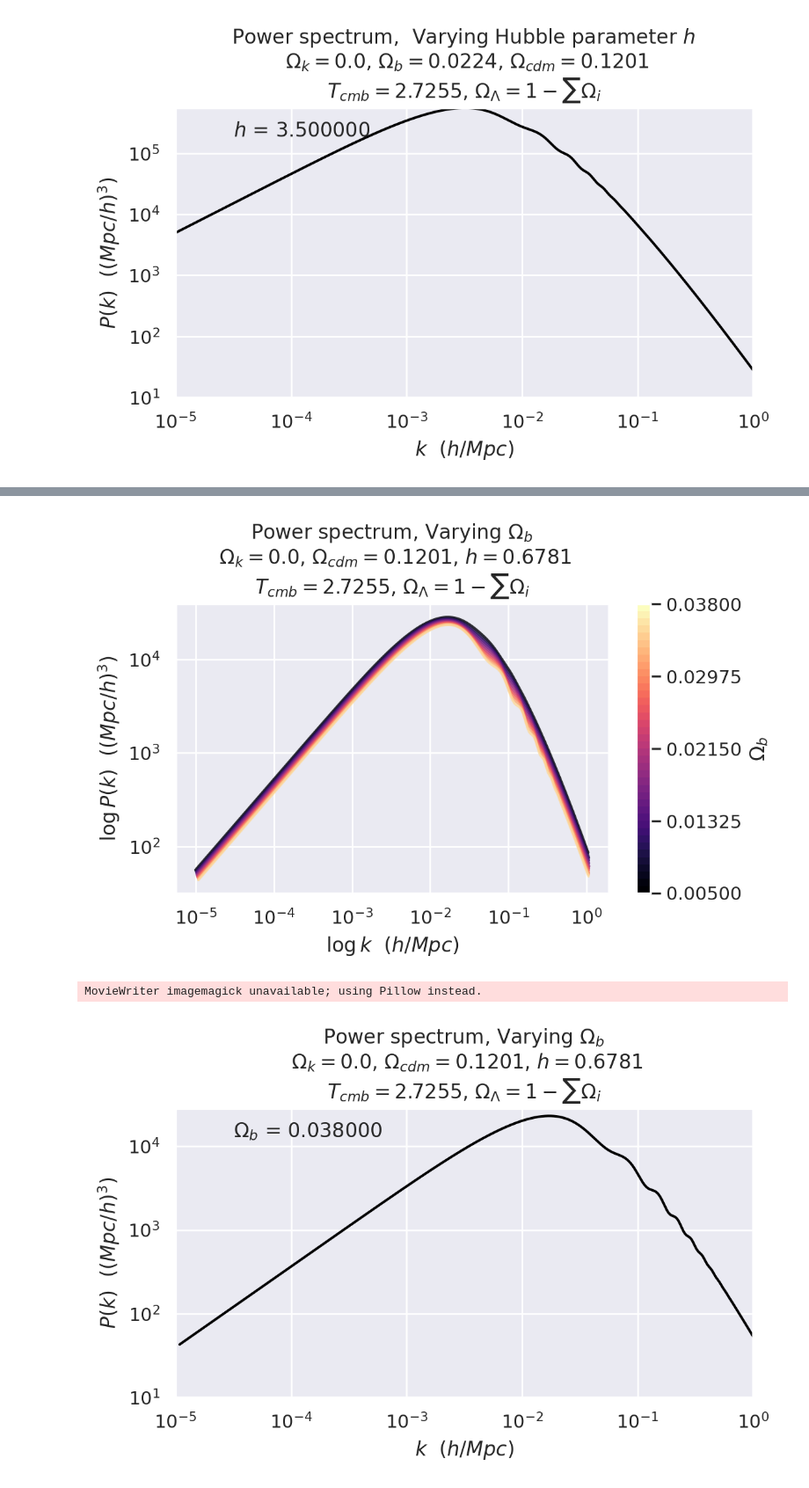
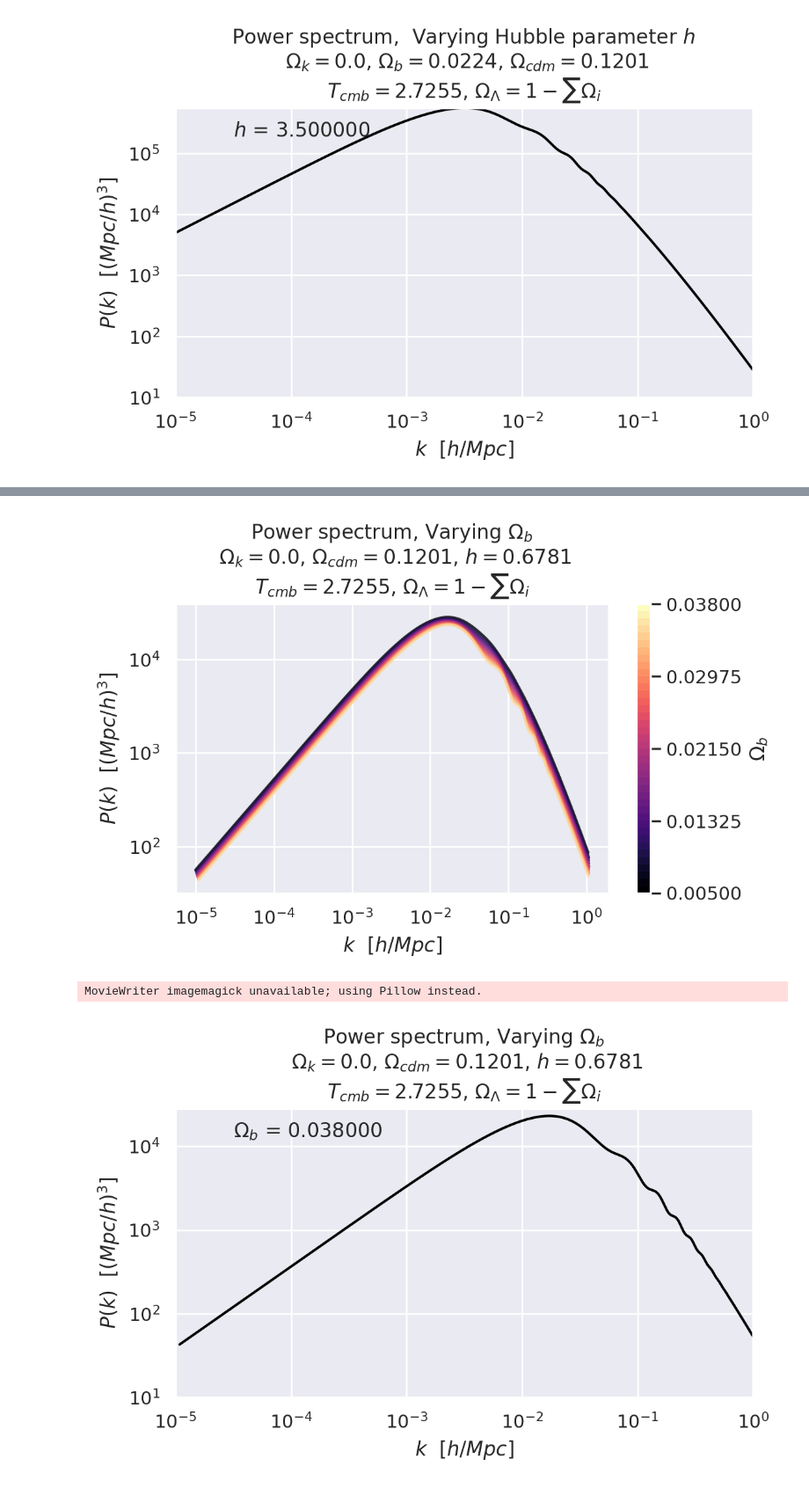
Before and after one commit to GabrielMissael/cosmology_CLASS_power_spectrum, a Jupyter notebook: CLASS_power_spectrum_variations.ipynb, the cells around one changed output, grey strips where cells are left out. Shown at 88% size. Drawn from its saved outputs; the diff is of its cells as text; code cells hidden in the pictures.

```diff
--- a/CLASS_power_spectrum_variations.ipynb
+++ b/CLASS_power_spectrum_variations.ipynb
@@ -89,14 +89,14 @@ def modify_data(data, filename, h=0.67810, T_cmb=2.7255,
         file.writelines(data)
 
 
-def get_family_data(file, n):
+def get_family_data(file, n, typed = '_pk.dat'):
     '''Get the data from a single variation of the cosmological parameters'''
 
     # List files in directory
     data = []
 
     for i in range(n):
-        data.append(np.loadtxt('./output/' + file + str(i) + '_pk.dat'))
+        data.append(np.loadtxt('./output/' + file + str(i) + typed))
 
     return data
 
@@ -142,8 +142,8 @@ def animation(data, vals, title, xlabel, ylabel, filename, val_name, scale='line
                          frames=len(data), interval=50, blit=True)
 
     ax.set_title(title)
-    ax.set_xlabel(xlabel+'  ($h/Mpc$)')
-    ax.set_ylabel(ylabel+'  ($(Mpc/h)^3$)')
+    ax.set_xlabel(xlabel)
+    ax.set_ylabel(ylabel)
     plt.tight_layout()
 
     anim.save(filename, writer='imagemagick', fps=5)
@@ -172,8 +172,8 @@ def graph(data, vals, title, xlabel, ylabel, save=-1, val_name='', scale='linear
     ax.set_xscale(scale)
     ax.set_yscale(scale)
     ax.set_title(title)
-    ax.set_xlabel(xlabel+'  ($h/Mpc$)')
-    ax.set_ylabel(ylabel+'  ($(Mpc/h)^3$)')
+    ax.set_xlabel(xlabel)
+    ax.set_ylabel(ylabel)
     plt.tight_layout()
 
     if save != -1:
@@ -244,32 +288,32 @@ MovieWriter imagemagick unavailable; using Pillow instead.
 # %%
 # Omega of baryons variation
 
 omega_b_space = np.linspace(start=0.005, stop=0.038, num=40)
 
 for i, omega_b in enumerate(omega_b_space):
     # Create new file
     filename = f'default_omega_b_{i}.ini'
     modify_data(data=lines, filename=filename, omega_b=omega_b)
 
     # Run CLASS
     subprocess.call(['./class', f'default_omega_b_{i}.ini'])
 
 # Get data
 dataset = get_family_data('default_omega_b_', n=len(omega_b_space))
 dataset = np.array(dataset)
 
 graph(data=dataset, vals=omega_b_space, val_name='$\Omega_b$', scale='log',
       title='Power spectrum, Varying $\Omega_b$ \n $\Omega_k = 0.0$,' +
       ' $\Omega_{cdm} = 0.1201$, $h = 0.6781$\n' +
       '$T_{cmb} = 2.7255$, $\Omega_{\Lambda} = 1 - \sum \Omega_i$',
-      xlabel='$\log k$', ylabel='$\log P(k)$', save='../images/omega_b.png')
+      xlabel='$k$'+'  [$h/Mpc$]', ylabel='$P(k)$'+'  [$(Mpc/h)^3$]', save='../images/omega_b.png')
 
 animation(data=dataset, vals=omega_b_space, val_name='$\Omega_b$', scale='log',
           title='Power spectrum, Varying $\Omega_b$ \n $\Omega_k = 0.0$,' +
           ' $\Omega_{cdm} = 0.1201$, $h = 0.6781$\n' +
           '$T_{cmb} = 2.7255$, $\Omega_{\Lambda} = 1 - \sum \Omega_i$',
-          xlabel='$k$', ylabel='$P(k)$', filename='../images/omega_b.gif')
+          xlabel='$k$'+'  [$h/Mpc$]', ylabel='$P(k)$'+'  [$(Mpc/h)^3$]', filename='../images/omega_b.gif')
 # %% [output]
-[figure, old version]
+[figure, new version]
 MovieWriter imagemagick unavailable; using Pillow instead.
 [figure]
```
Also changed, not shown: parts of 9 cells of this notebook.
